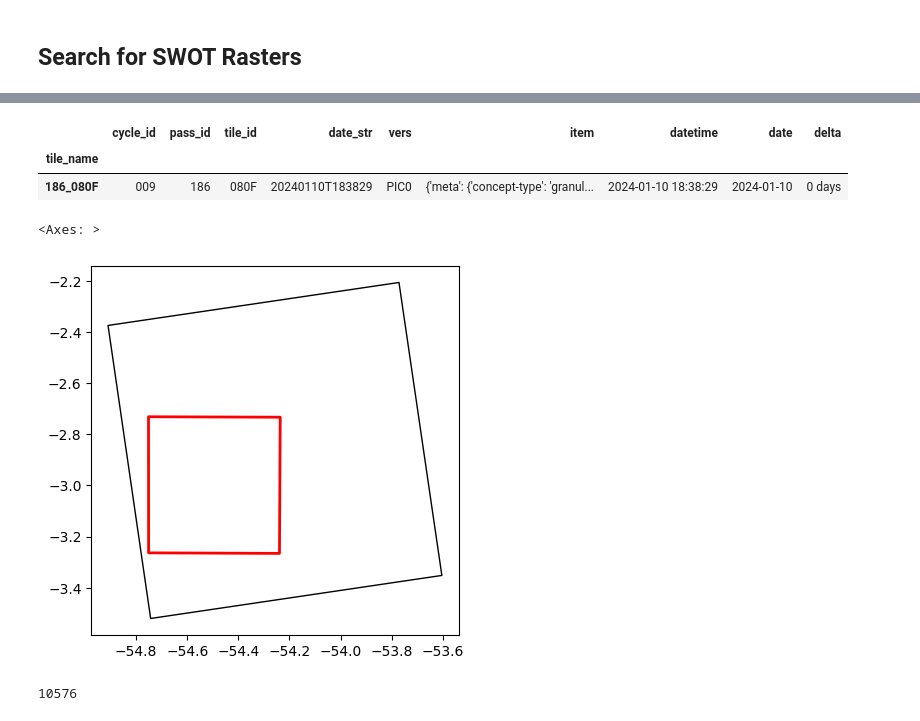
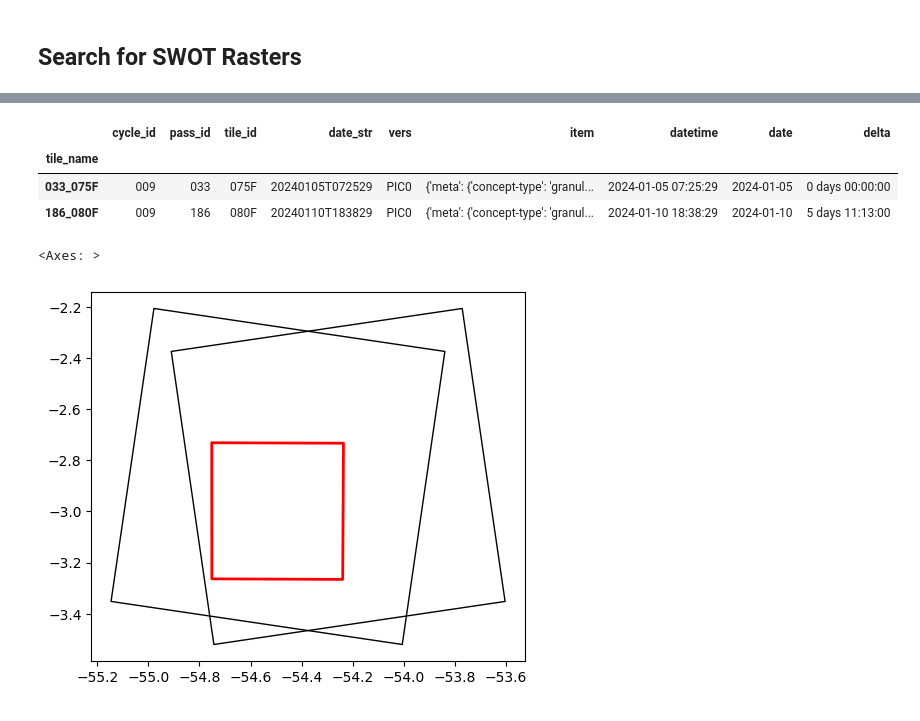
Before and after one commit to cordmaur/swot, a Jupyter notebook: nbs/08-Download_SWOT_rasters.ipynb, the cells around one changed output, grey strips where cells are left out. Drawn from its saved outputs; the diff is of its cells as text; code cells hidden in the pictures.

```diff
--- a/nbs/08-Download_SWOT_rasters.ipynb
+++ b/nbs/08-Download_SWOT_rasters.ipynb
@@ -49,5 +58,5 @@ len(swot_df)
 # %%
-mosaic_df = create_mosaic_df(swot_df)
+mosaic_df = create_mosaic_df(swot_df, max_delta=30)
 mosaic_df
 # %% [output]
 |  |  | cycle_id | pass_id | tile_id | date_str | vers | item | datetime | date | delta |
@@ -71,20 +80,21 @@ mosaic_df
 # %%
-mosaic_df.loc["2024-01-10"]
+mosaic_df.loc["2024-01-08"]
 # %% [output]
 |  | cycle_id | pass_id | tile_id | date_str | vers | item | datetime | date | delta |
 | tile_name |  |  |  |  |  |  |  |  |  |
-| 186_080F | 009 | 186 | 080F | 20240110T183829 | PIC0 | {'meta': {'concept-type': 'granul... | 2024-01-10 18:38:29 | 2024-01-10 | 0 days |
+| 033_075F | 009 | 033 | 075F | 20240105T072529 | PIC0 | {'meta': {'concept-type': 'granul... | 2024-01-05 07:25:29 | 2024-01-05 | 0 days 00:00:00 |
+| 186_080F | 009 | 186 | 080F | 20240110T183829 | PIC0 | {'meta': {'concept-type': 'granul... | 2024-01-10 18:38:29 | 2024-01-10 | 5 days 11:13:00 |
 # %%
 # Plot footprints vs AOI
 # Create a DF for the AOI
 aoi_df = gpd.GeoDataFrame(geometry=[aoi], crs="EPSG:4326")
 
-mosaic = mosaic_df.loc["2024-01-10"]
+mosaic = mosaic_df.loc["2024-01-08"]
 footprints = [get_swot_footprint(item)[0] for item in mosaic["item"]]
 
 footprints_df = gpd.GeoDataFrame(geometry=footprints, crs="EPSG:4326")
 ax = aoi_df.plot(color="none", edgecolor="red", linewidth=2)
 footprints_df.plot(ax=ax, color="none")
 # %% [output]
 <Axes: >
-[figure, old version]
+[figure, new version]
@@ -98,4 +100,0 @@ results = search_swot_data(
-# %%
-len(results)
-# %% [output]
-10576
```
Also changed, not shown: parts of 87 cells of this notebook, 7 other files.
